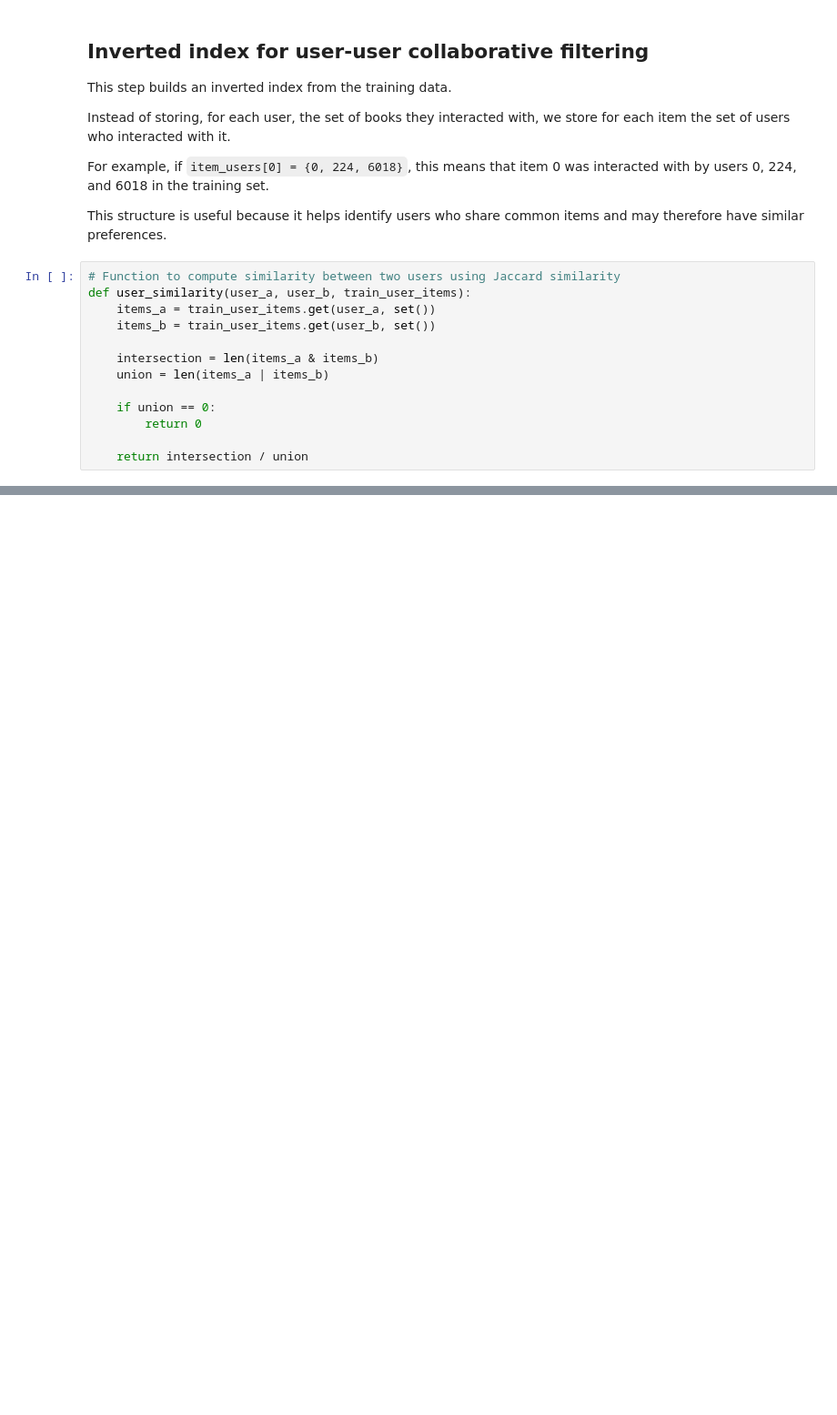
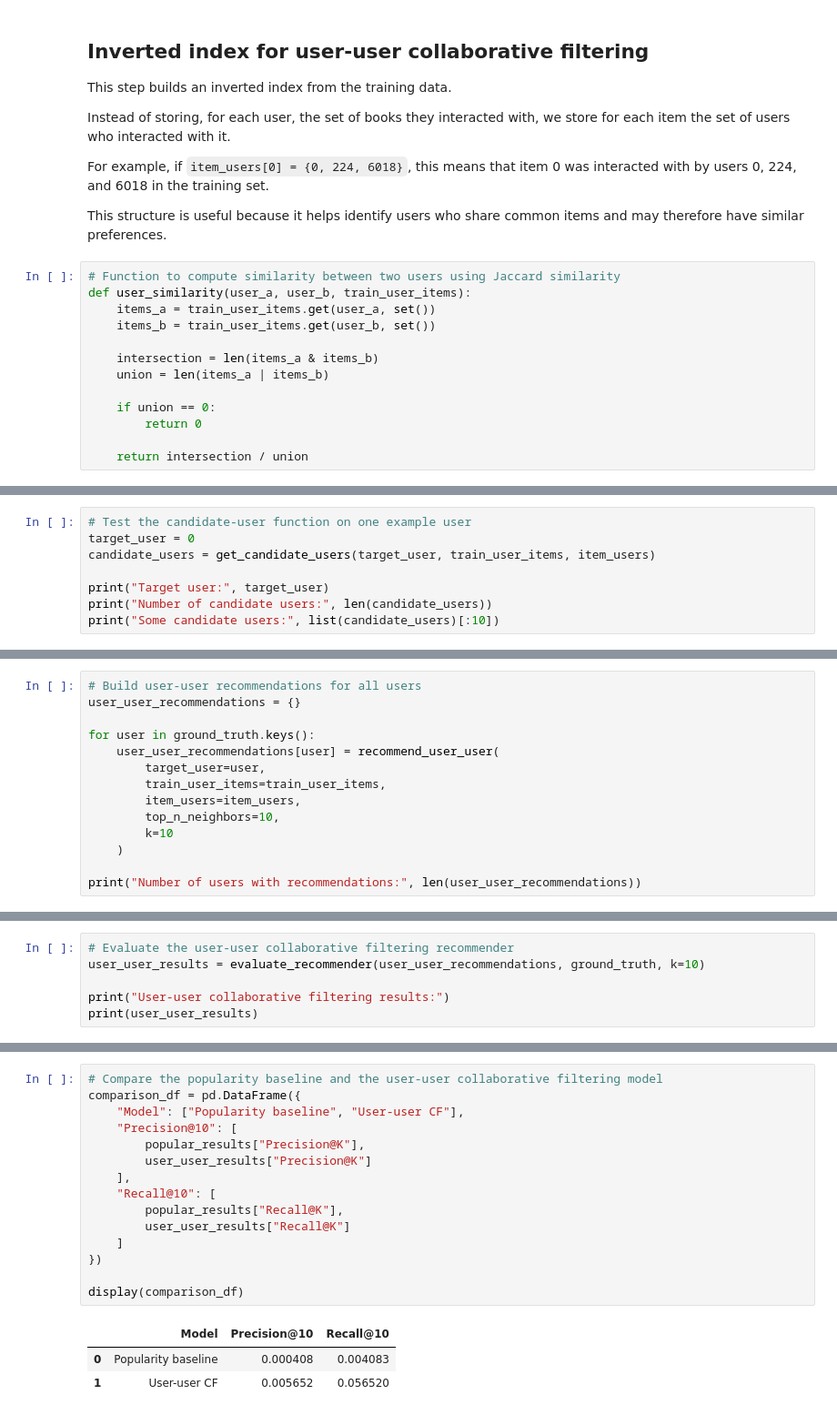
Before and after one commit to Trickwillfrit/EPFL_Rolex, a Jupyter notebook: notebooks/evaluation.ipynb, the cells around one changed output, grey strips where cells are left out. Shown at 91% size. Drawn from its saved outputs; the diff is of its cells as text; blank space fills up the shorter version.

```diff
--- a/notebooks/evaluation.ipynb
+++ b/notebooks/evaluation.ipynb
@@ -373,0 +434,8 @@ def user_similarity(user_a, user_b, train_user_items):
+# %%
+# Test the candidate-user function on one example user
+target_user = 0
+candidate_users = get_candidate_users(target_user, train_user_items, item_users)
+
+print("Target user:", target_user)
+print("Number of candidate users:", len(candidate_users))
+print("Some candidate users:", list(candidate_users)[:10])
@@ -373,0 +528,14 @@ def user_similarity(user_a, user_b, train_user_items):
+# %%
+# Build user-user recommendations for all users
+user_user_recommendations = {}
+
+for user in ground_truth.keys():
+    user_user_recommendations[user] = recommend_user_user(
+        target_user=user,
+        train_user_items=train_user_items,
+        item_users=item_users,
+        top_n_neighbors=10,
+        k=10
+    )
+
+print("Number of users with recommendations:", len(user_user_recommendations))
@@ -373,0 +544,6 @@ def user_similarity(user_a, user_b, train_user_items):
+# %%
+# Evaluate the user-user collaborative filtering recommender
+user_user_results = evaluate_recommender(user_user_recommendations, ground_truth, k=10)
+
+print("User-user collaborative filtering results:")
+print(user_user_results)
@@ -373,0 +561,19 @@ def user_similarity(user_a, user_b, train_user_items):
+# %%
+# Compare the popularity baseline and the user-user collaborative filtering model
+comparison_df = pd.DataFrame({
+    "Model": ["Popularity baseline", "User-user CF"],
+    "Precision@10": [
+        popular_results["Precision@K"],
+        user_user_results["Precision@K"]
+    ],
+    "Recall@10": [
+        popular_results["Recall@K"],
+        user_user_results["Recall@K"]
+    ]
+})
+
+display(comparison_df)
+# %% [output]
+|  | Model | Precision@10 | Recall@10 |
+| 0 | Popularity baseline | 0.000408 | 0.004083 |
+| 1 | User-user CF | 0.005652 | 0.056520 |
```
Also changed, not shown: parts of 23 cells of this notebook.
